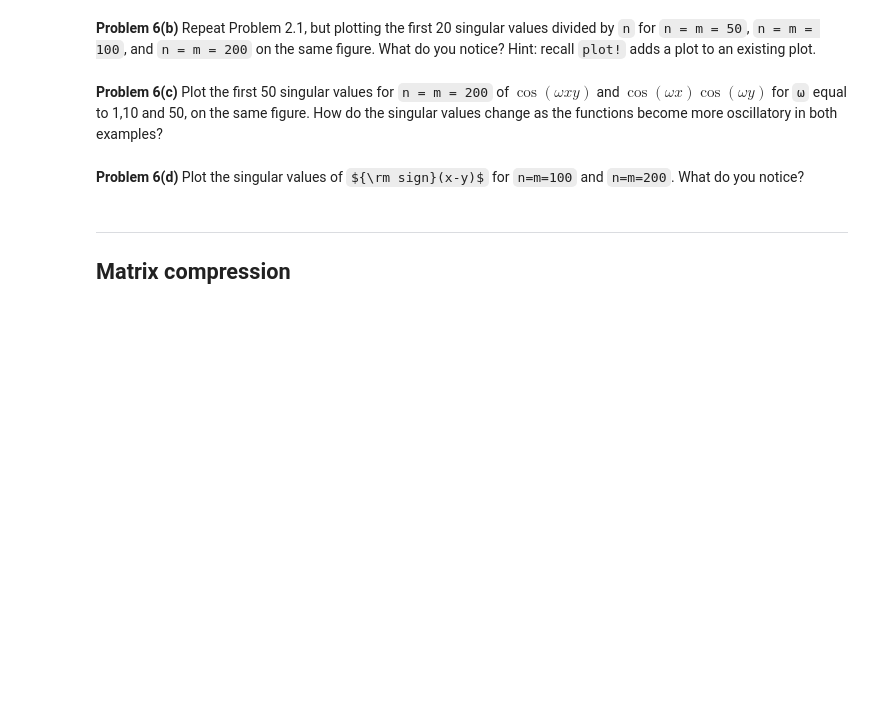
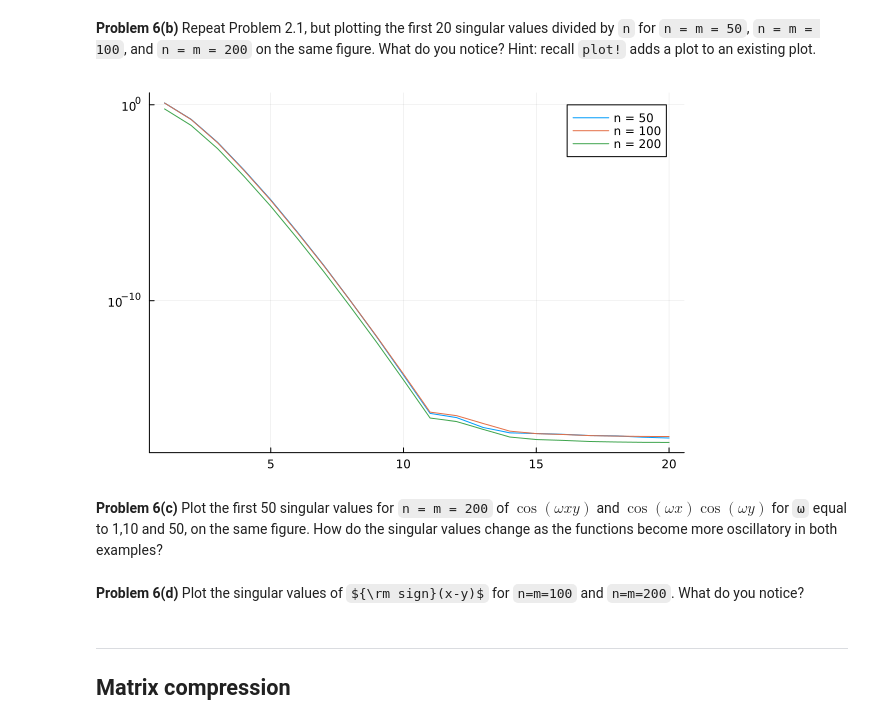
Before and after one commit to lovelife383/MATH50003NumericalAnalysis, a Jupyter notebook: labs/lab7.ipynb, the cells around one changed output. Saved outputs shown, nothing was run; the diff lists cells and outputs as text; code cells hidden in the pictures; some formulas as TeX source; blank space fills up the shorter version.

```diff
--- a/labs/lab7.ipynb
+++ b/labs/lab7.ipynb
@@ -376,6 +381,15 @@ At what value does it appear to level off?
 **Problem 6(b)** Repeat Problem 2.1, but plotting the first 20 singular values divided by `n`
 for `n = m = 50`, `n = m = 100`, and `n = m = 200` on the same figure.  What do you notice?
 Hint: recall `plot!` adds a plot to an existing plot.
+# %%
+F50 = fsample(f, 50, 50)
+F100 = fsample(f, 100, 100)
+F200 = fsample(f, 200, 200)
+plot(1:20,svdvals(F50)[1:20]/50; yscale=:log10, label="n = 50")
+plot!(1:20,svdvals(F100)[1:20]/100, label="n = 100")
+plot!(1:20,svdvals(F100)[1:20]/200, label="n = 200")
+# %% [output]
+[figure, added]
 # %% [markdown]
 **Problem 6(c)** Plot the first 50 singular values for `n = m = 200` of
  $\cos(ωxy)$ and $\cos(ωx) \cos(ωy)$ for `ω` equal to 1,10 and 50, on the same figure.
```
Also changed, not shown: parts of 1 cell of this notebook.
